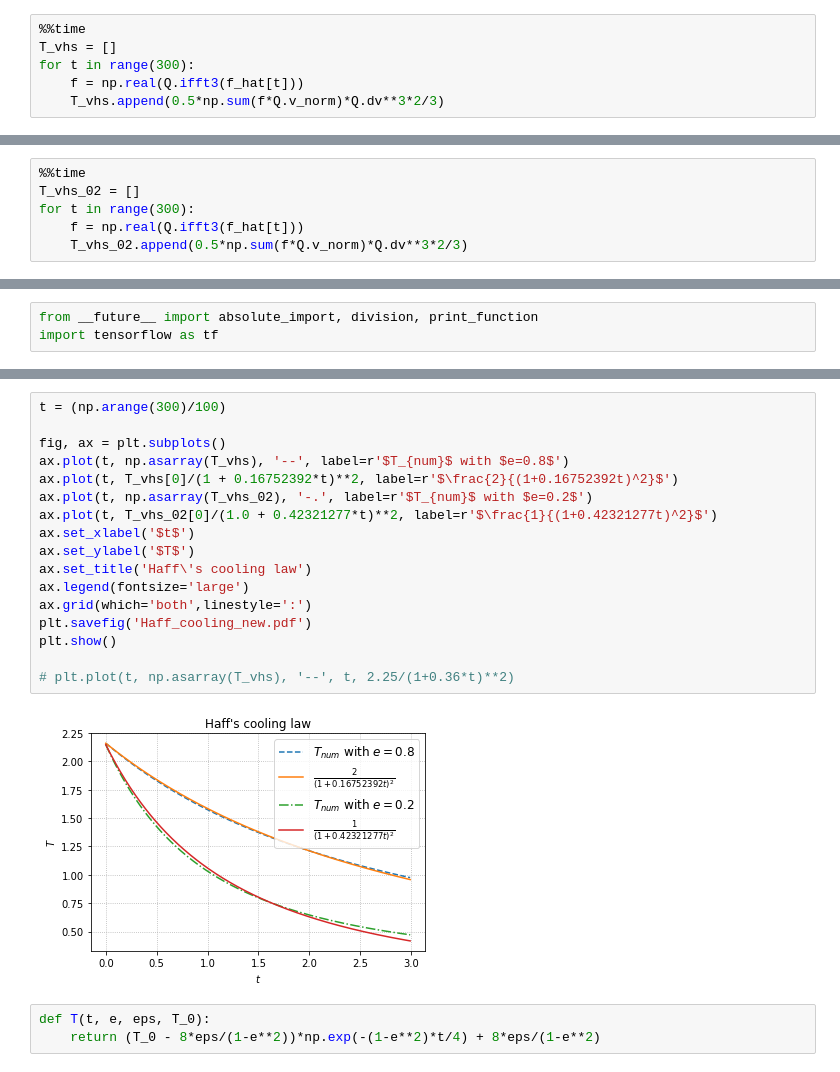
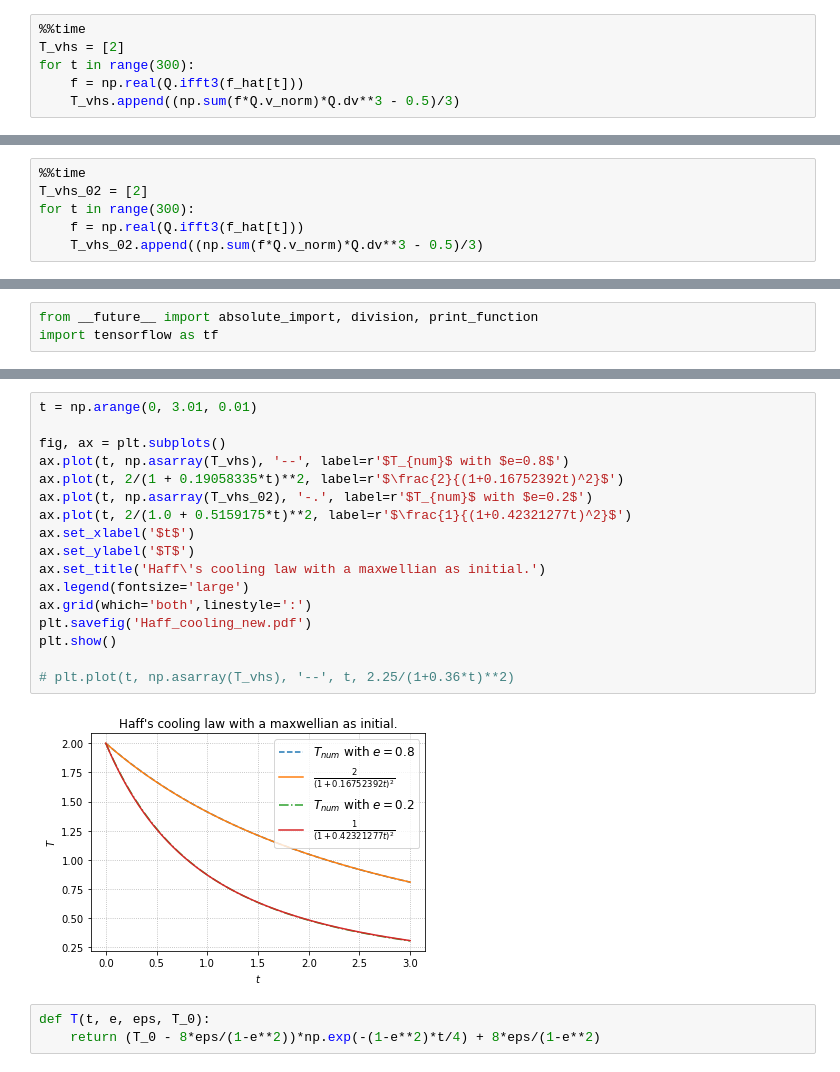
Before and after one commit to Mayuyu/fsm_inelastic_boltzmann, a Jupyter notebook: notebooks/fsm_3D.ipynb, the cells around one changed output, grey strips where cells are left out. Cells and saved outputs as stored; diff of their text form.

Commit message:
new Haff's colling law

```diff
--- a/notebooks/fsm_3D.ipynb
+++ b/notebooks/fsm_3D.ipynb
@@ -278,7 +282,7 @@ T(1.0, 0.2, eps, E_0*2/3) - E*2/3
 # %%
 %%time
-T_vhs = []
+T_vhs = [2]
 for t in range(300):
     f = np.real(Q.ifft3(f_hat[t]))
-    T_vhs.append(0.5*np.sum(f*Q.v_norm)*Q.dv**3*2/3)
+    T_vhs.append((np.sum(f*Q.v_norm)*Q.dv**3 - 0.5)/3)
 # %% [output]
@@ -287,7 +291,7 @@ Wall time: 118 ms
 # %%
 %%time
-T_vhs_02 = []
+T_vhs_02 = [2]
 for t in range(300):
     f = np.real(Q.ifft3(f_hat[t]))
-    T_vhs_02.append(0.5*np.sum(f*Q.v_norm)*Q.dv**3*2/3)
+    T_vhs_02.append((np.sum(f*Q.v_norm)*Q.dv**3 - 0.5)/3)
 # %% [output]
@@ -342,22 +366,22 @@ Epoch: 1950 loss = 0.0008818453 c = 0.42321277
 # %%
-t = (np.arange(300)/100)
+t = np.arange(0, 3.01, 0.01)
 
 fig, ax = plt.subplots()
 ax.plot(t, np.asarray(T_vhs), '--', label=r'$T_{num}$ with $e=0.8$')
-ax.plot(t, T_vhs[0]/(1 + 0.16752392*t)**2, label=r'$\frac{2}{(1+0.16752392t)^2}$')
+ax.plot(t, 2/(1 + 0.19058335*t)**2, label=r'$\frac{2}{(1+0.16752392t)^2}$')
 ax.plot(t, np.asarray(T_vhs_02), '-.', label=r'$T_{num}$ with $e=0.2$')
-ax.plot(t, T_vhs_02[0]/(1.0 + 0.42321277*t)**2, label=r'$\frac{1}{(1+0.42321277t)^2}$')
+ax.plot(t, 2/(1.0 + 0.5159175*t)**2, label=r'$\frac{1}{(1+0.42321277t)^2}$')
 ax.set_xlabel('$t$')
 ax.set_ylabel('$T$')
-ax.set_title('Haff\'s cooling law')
+ax.set_title('Haff\'s cooling law with a maxwellian as initial.')
 ax.legend(fontsize='large')
 ax.grid(which='both',linestyle=':')
 plt.savefig('Haff_cooling_new.pdf')
 plt.show()
 
 # plt.plot(t, np.asarray(T_vhs), '--', t, 2.25/(1+0.36*t)**2)
 # %% [output]
-[figure, old version]
+[figure, new version]
 # %%
 def T(t, e, eps, T_0):
     return (T_0 - 8*eps/(1-e**2))*np.exp(-(1-e**2)*t/4) + 8*eps/(1-e**2)
```
Also changed, not shown: parts of 6 cells of this notebook, 2 other files.
